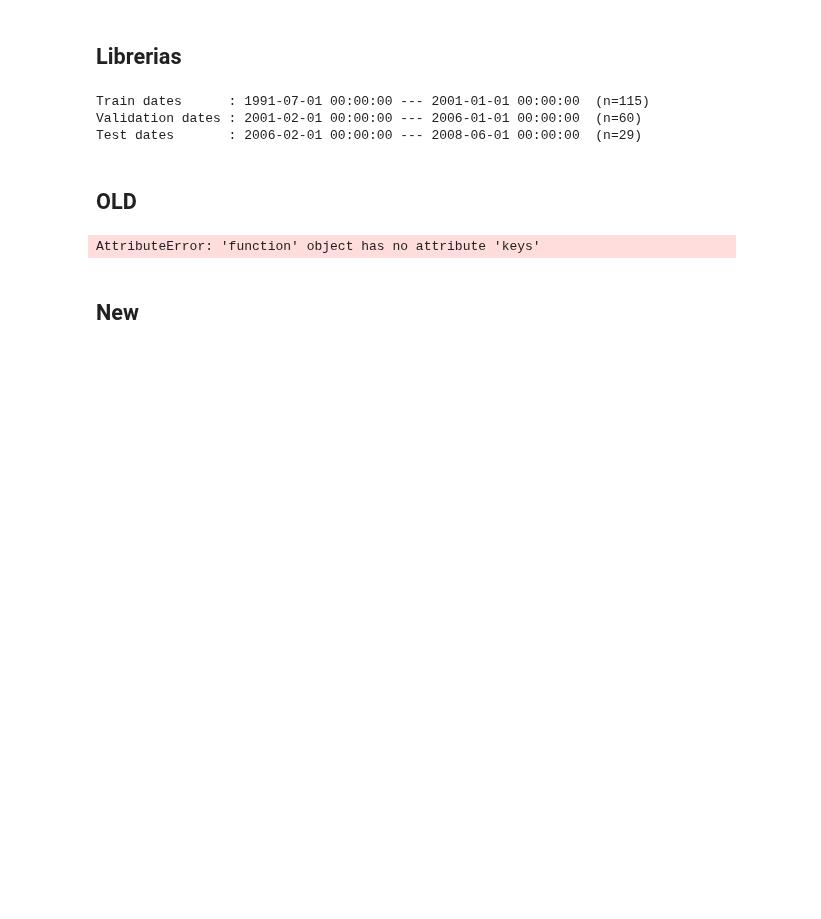
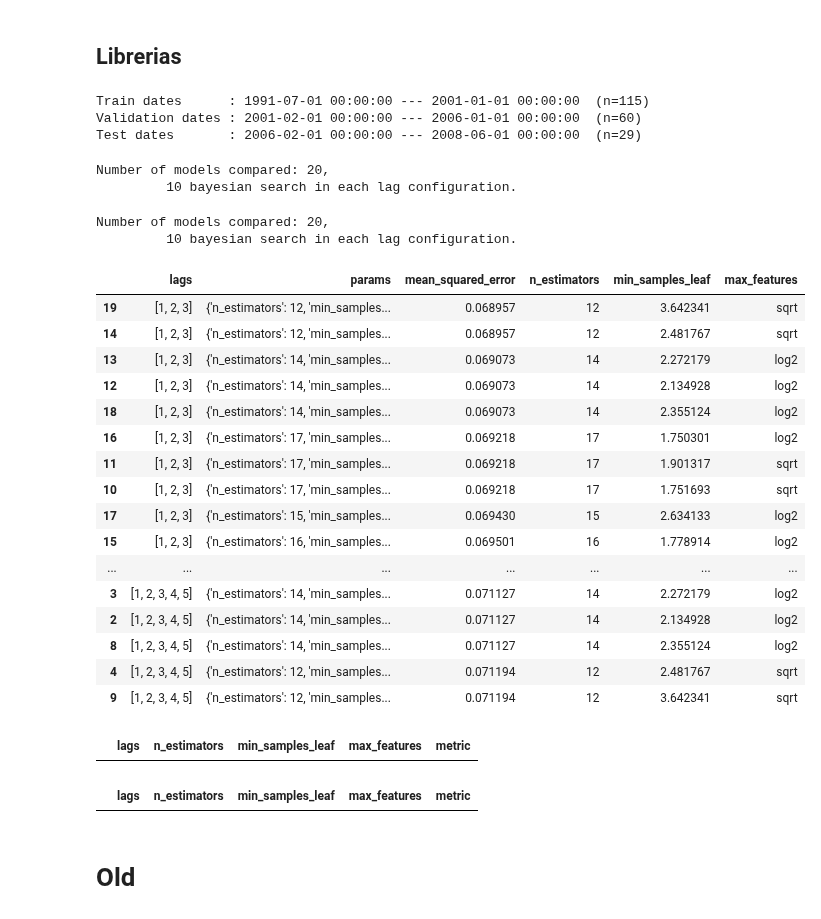
Before and after one commit to JoaquinAmatRodrigo/skforecast, a Jupyter notebook: dev/multiple_metrics_bayesian_search_skopt.ipynb, the cells around one changed output. Saved outputs shown, nothing was run; the diff lists cells and outputs as text; code cells hidden in the pictures; blank space fills up the shorter version.

Commit message:
added bayesian_Search_skopt with multiple metrics

```diff
--- a/dev/multiple_metrics_bayesian_search_skopt.ipynb
+++ b/dev/multiple_metrics_bayesian_search_skopt.ipynb
@@ -76,5 +77,3 @@ from skforecast.ForecasterAutoregCustom import ForecasterAutoregCustom
 from skforecast.ForecasterAutoregDirect import ForecasterAutoregDirect
 from skforecast.ForecasterAutoregMultiOutput import ForecasterAutoregMultiOutput
 from skforecast.ForecasterAutoregMultiSeries import ForecasterAutoregMultiSeries
-# %% [markdown]
-## OLD
@@ -479,13 +89,10 @@ forecaster = ForecasterAutoreg(
 lags_grid = [5, 3]
 
 # Regressor hyperparameters search space
-def search_space(trial):
-    search_space  = {'n_estimators'     : trial.suggest_int('n_estimators', 10, 20),
-                     'min_samples_leaf' : trial.suggest_float('min_samples_leaf', 1., 3.7, log=True),
-                     'max_features'     : trial.suggest_categorical('max_features', ['log2', 'sqrt'])
-                    }
-    return search_space
-
+search_space = {'n_estimators'    : Integer(10, 20, "uniform", name='n_estimators'),
+                'min_samples_leaf': Real(1., 3.7, "log-uniform", name='min_samples_leaf'),
+                'max_features'    : Categorical(['log2', 'sqrt'], name='max_features')
+                }
 results_1, frozen_trial = bayesian_search_forecaster(
                             forecaster            = forecaster,
                             y                     = data.loc[:end_val, 'y'],
@@ -496,40 +103,84 @@ results_1, frozen_trial = bayesian_search_forecaster(
                             refit                 = True,
                             initial_train_size    = len(data.loc[:end_train]),
                             fixed_train_size      = True,
-                            n_trials              = 5,
+                            n_trials              = 10,
                             random_state          = 123,
                             return_best           = False,
                             verbose               = False,
                             engine                = 'skopt',
                             kwargs_create_study   = {},
                             kwargs_study_optimize = {}
                         )
 
 
 
 results_2, frozen_trial = bayesian_search_forecaster(
                             forecaster            = forecaster,
                             y                     = data.loc[:end_val, 'y'],
                             lags_grid             = lags_grid,
                             search_space          = search_space,
                             steps                 = 12,
-                            metric                =  'mean_squared_error',
+                            metric                =  ['mean_squared_error'],
                             refit                 = True,
                             initial_train_size    = len(data.loc[:end_train]),
                             fixed_train_size      = True,
-                            n_trials              = 5,
+                            n_trials              = 10,
                             random_state          = 123,
                             return_best           = False,
                             verbose               = False,
                             engine                = 'skopt',
                             kwargs_create_study   = {},
                             kwargs_study_optimize = {}
                         )
 
 
 results_1
 # %% [output]
-AttributeError: 'function' object has no attribute 'keys'
+Number of models compared: 20,
+         10 bayesian search in each lag configuration.
+Number of models compared: 20,
+         10 bayesian search in each lag configuration.
+|  | lags | params | mean_squared_error | n_estimators | min_samples_leaf | max_features |
+| 19 | [1, 2, 3] | {'n_estimators': 12, 'min_samples... | 0.068957 | 12 | 3.642341 | sqrt |
+| 14 | [1, 2, 3] | {'n_estimators': 12, 'min_samples... | 0.068957 | 12 | 2.481767 | sqrt |
+| 13 | [1, 2, 3] | {'n_estimators': 14, 'min_samples... | 0.069073 | 14 | 2.272179 | log2 |
+| 12 | [1, 2, 3] | {'n_estimators': 14, 'min_samples... | 0.069073 | 14 | 2.134928 | log2 |
+| 18 | [1, 2, 3] | {'n_estimators': 14, 'min_samples... | 0.069073 | 14 | 2.355124 | log2 |
+| 16 | [1, 2, 3] | {'n_estimators': 17, 'min_samples... | 0.069218 | 17 | 1.750301 | log2 |
+| 11 | [1, 2, 3] | {'n_estimators': 17, 'min_samples... | 0.069218 | 17 | 1.901317 | sqrt |
+| 10 | [1, 2, 3] | {'n_estimators': 17, 'min_samples... | 0.069218 | 17 | 1.751693 | sqrt |
+| 17 | [1, 2, 3] | {'n_estimators': 15, 'min_samples... | 0.069430 | 15 | 2.634133 | log2 |
+| 15 | [1, 2, 3] | {'n_estimators': 16, 'min_samples... | 0.069501 | 16 | 1.778914 | log2 |
+| ... | ... | ... | ... | ... | ... | ... |
+| 3 | [1, 2, 3, 4, 5] | {'n_estimators': 14, 'min_samples... | 0.071127 | 14 | 2.272179 | log2 |
+| 2 | [1, 2, 3, 4, 5] | {'n_estimators': 14, 'min_samples... | 0.071127 | 14 | 2.134928 | log2 |
+| 8 | [1, 2, 3, 4, 5] | {'n_estimators': 14, 'min_samples... | 0.071127 | 14 | 2.355124 | log2 |
+| 4 | [1, 2, 3, 4, 5] | {'n_estimators': 12, 'min_samples... | 0.071194 | 12 | 2.481767 | sqrt |
+| 9 | [1, 2, 3, 4, 5] | {'n_estimators': 12, 'min_samples... | 0.071194 | 12 | 3.642341 | sqrt |
+# %%
+results_1 = results_1.rename(columns={'mean_squared_error': 'metric'})
+results_2 = results_2.rename(columns={'mean_squared_error': 'metric'})
+
+results_1.lags = results_1.lags.astype(str)
+results_2.lags = results_2.lags.astype(str)
+
+cols = ['lags', 'n_estimators', 'min_samples_leaf', 'max_features', 'metric']
+cols_to_sort = ['lags', 'n_estimators', 'min_samples_leaf', 'max_features']
+
+results_1 = results_1[cols].sort_values(by=cols_to_sort).reset_index(drop=True)
+results_2 = results_2[cols].sort_values(by=cols_to_sort).reset_index(drop=True)
+
+equal_hiperparameters = (results_1[cols_to_sort] == results_2[cols_to_sort]).all(axis=1)
+
+results_1 = results_1[equal_hiperparameters]
+results_2 = results_2[equal_hiperparameters]
+
+no_match = results_1.metric != results_2.metric
+display(results_1[no_match])
+display(results_2[no_match])
+# %% [output]
+|  | lags | n_estimators | min_samples_leaf | max_features | metric |
+|  | lags | n_estimators | min_samples_leaf | max_features | metric |
 # %% [markdown]
-## New
+# Old
 # %%
```
Also changed, not shown: parts of 10 cells of this notebook, 5 other files.
